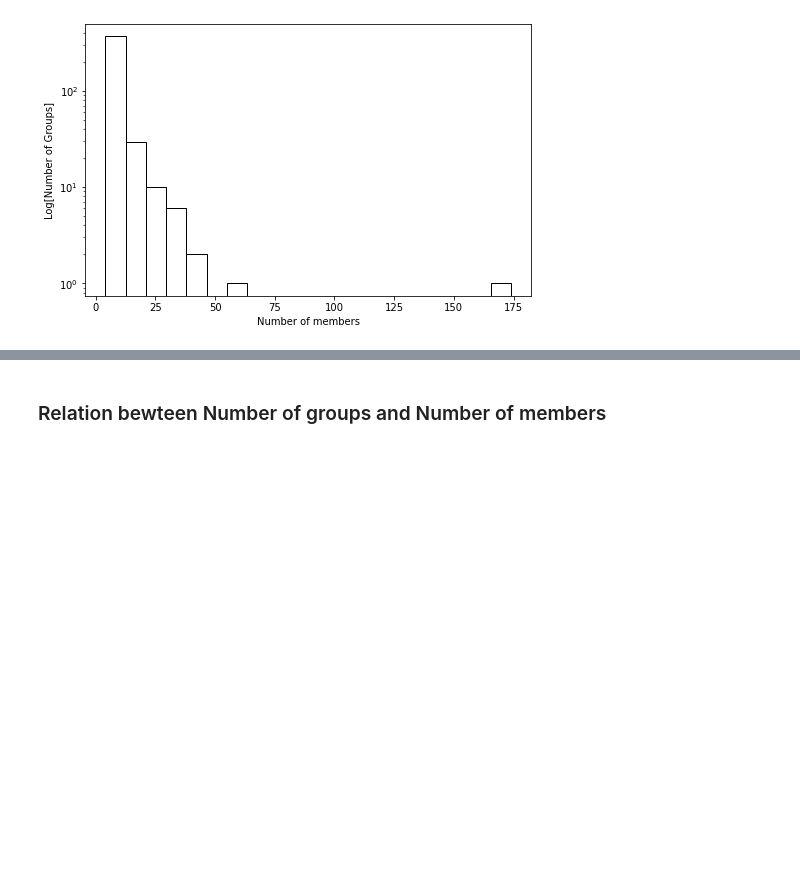
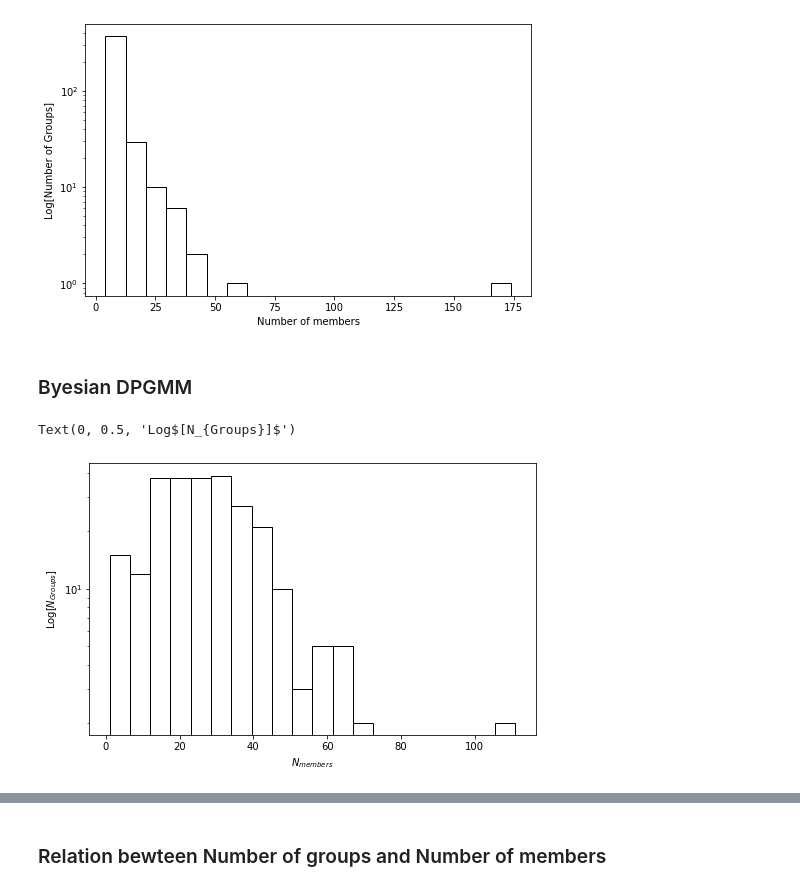
Before and after one commit to umikanero/XDGMM, a Jupyter notebook: SDSS/groups_plot.ipynb, the cells around one changed output, grey strips where cells are left out. Saved outputs shown, nothing was run; the diff lists cells and outputs as text; code cells hidden in the pictures; blank space fills up the shorter version.

```diff
--- a/SDSS/groups_plot.ipynb
+++ b/SDSS/groups_plot.ipynb
@@ -179,3 +181,17 @@ plt.ylabel("Log[Number of Groups]")
 # %% [output]
 Text(0, 0.5, 'Log[Number of Groups]')
 [figure]
+# %% [markdown]
+### Byesian DPGMM
+# %%
+group_DP = np.loadtxt("/Users/mahaixia/Git_Workspace/GMM_VIPERS/BayesianGMM/DPDMM_Groups_bins100.txt")
+Nmember_DP = group_DP[:,0]
+
+plt.yscale("log")
+plt.hist(group_DP[:,0], bins=20, color="w", edgecolor ='k')
+plt.rcParams['figure.figsize'] = (8.0, 5.0)
+plt.xlabel("$N_{members}$")
+plt.ylabel("Log$[N_{Groups}]$")
+# %% [output]
+Text(0, 0.5, 'Log$[N_{Groups}]$')
+[figure, added]
```
Also changed, not shown: parts of 8 cells of this notebook, 12 other files.
